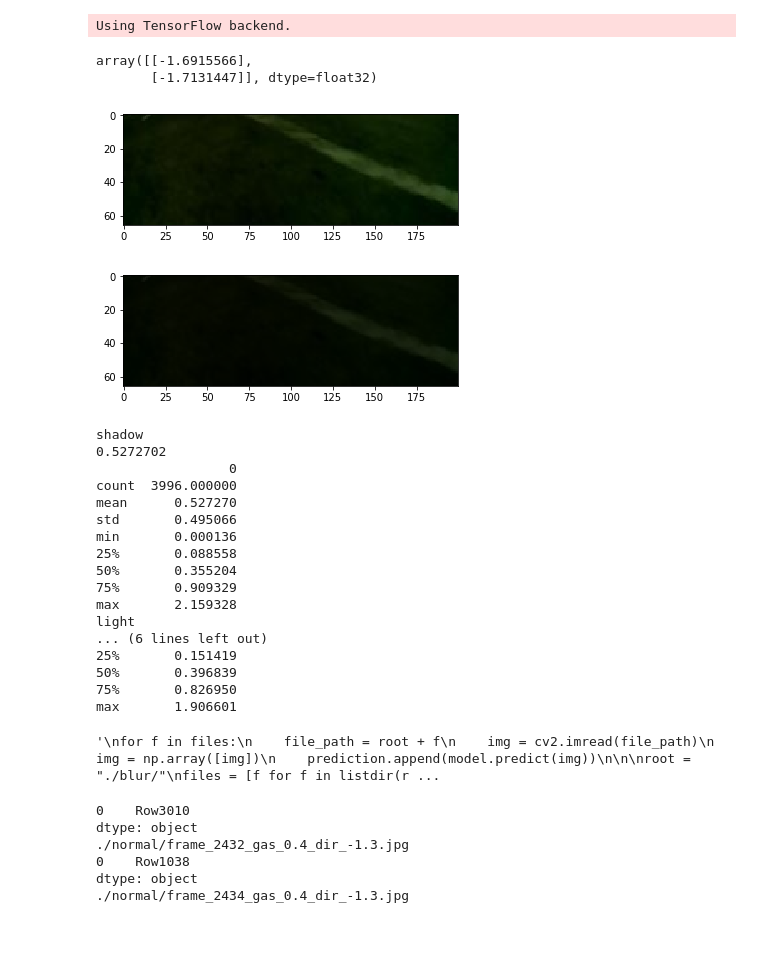
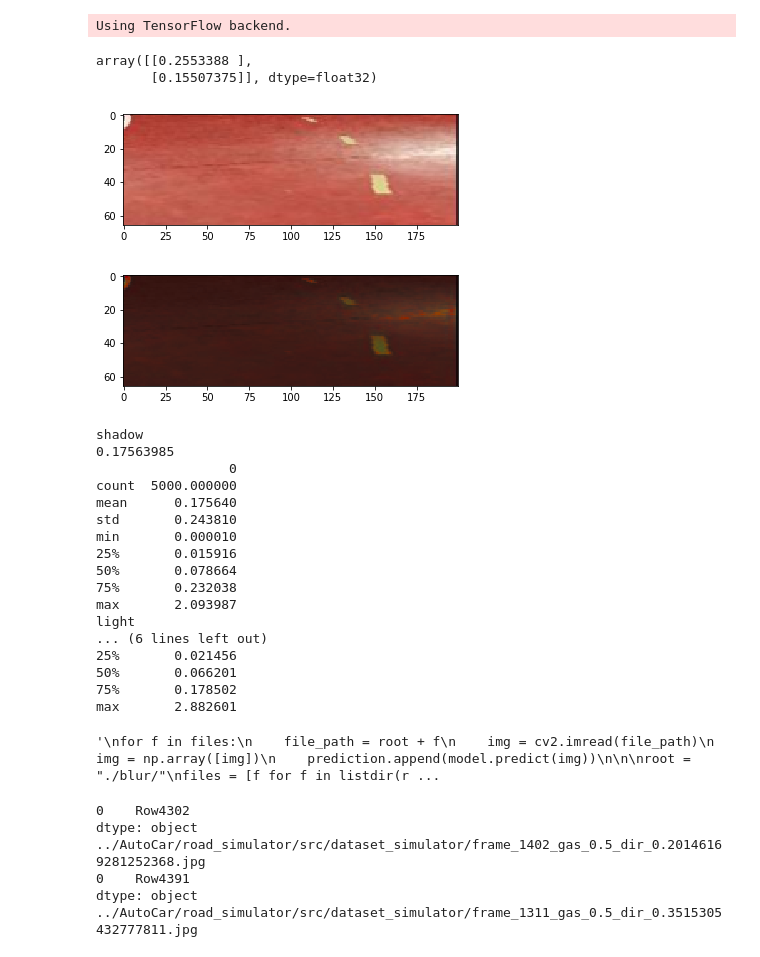
Before and after one commit to Max0u/RobotCar-SCIA, a Jupyter notebook: test_lum.ipynb, the cells around one changed output. Saved outputs shown, nothing was run; the diff lists cells and outputs as text; code cells hidden in the pictures.

```diff
--- a/test_lum.ipynb
+++ b/test_lum.ipynb
@@ -62,42 +43,43 @@ def resize(img):
 # %%
 model_name = "./models/model-0,5YUV.h5"
 model = build_model()
 model.load_weights(model_name)
 
-img = cv2.imread("./normal/frame_2434_gas_0.4_dir_-1.3.jpg")
-img = resize(img)
+img = cv2.imread("../AutoCar/road_simulator/src/dataset_simulator/frame_1402_gas_0.5_dir_0.20146169281252368.jpg")
+img = scipy.misc.imresize(img, (IMAGE_HEIGHT, IMAGE_WIDTH))
 # replace random_shadow by random_brightness to test brightness
 shadow = random_shadow(img)
 
 import matplotlib.pyplot as plt
 
 # RGB TO BGR for plt
 img_disp = img[:, :, ::-1]
 shadow_disp = shadow[:, :, ::-1]
 plt.imshow(img_disp)
 plt.figure()
 plt.imshow(shadow_disp)
 
 model.predict(np.array([preprocess.rgb2yuv(img), preprocess.rgb2yuv(shadow)]))
 # %% [output]
-array([[-1.6915566],
-       [-1.7131447]], dtype=float32)
+array([[0.2553388 ],
+       [0.15507375]], dtype=float32)
-[figure, old version]
+[figure, new version]
-[figure, old version]
+[figure, new version]
 # %%
 model_name = "./models/model-0,0YUV.h5"
 model = build_model()
 model.load_weights(model_name)
 
 funs = [(lambda x: x), random_shadow, random_brightness]
-root = "./normal/"
+root = "../AutoCar/road_simulator/src/dataset_simulator/"
 res = []
 
 for fun, i in zip(funs, range(len(funs))):
     files = [root + f for f in listdir(root) if isfile(join(root, f))]
     imgs = [ img for img in map(cv2.imread, files) ]
-    imgs = [ img for img, _ in map(preprocess.preprocess, imgs)]
+    imgs = [ img for img in map(lambda x: scipy.misc.imresize(x, (IMAGE_HEIGHT, IMAGE_WIDTH)), imgs)]
     imgs = [ img for img in map(fun, imgs)]
+    imgs = [ img for img in map(preprocess.rgb2yuv, imgs)]
 
     prediction = model.predict(np.array(imgs))
     res.append(prediction)
@@ -141,33 +123,33 @@ print(np.array(prediction))
 """
 # %% [output]
 shadow
-0.5272702
+0.17563985
                  0
-count  3996.000000
-mean      0.527270
-std       0.495066
-min       0.000136
-25%       0.088558
-50%       0.355204
-75%       0.909329
-max       2.159328
+count  5000.000000
+mean      0.175640
+std       0.243810
+min       0.000010
+25%       0.015916
+50%       0.078664
+75%       0.232038
+max       2.093987
 light
 ... (6 lines left out)
-25%       0.151419
-50%       0.396839
-75%       0.826950
-max       1.906601
+25%       0.021456
+50%       0.066201
+75%       0.178502
+max       2.882601
 '\nfor f in files:\n    file_path = root + f\n    img = cv2.imread(file_path)\n    img = np.array([img])\n    prediction.append(model.predict(img))\n\n\nroot = "./blur/"\nfiles = [f for f in listdir(r ...
 # %%
 print(df.idxmax())
-print(files[430])
+print(files[4302])
 
 print(df2.idxmax())
-print(files[815])
+print(files[4391])
 # %% [output]
-0    Row3010
+0    Row4302
 dtype: object
-./normal/frame_2432_gas_0.4_dir_-1.3.jpg
-0    Row1038
+../AutoCar/road_simulator/src/dataset_simulator/frame_1402_gas_0.5_dir_0.20146169281252368.jpg
+0    Row4391
 dtype: object
-./normal/frame_2434_gas_0.4_dir_-1.3.jpg
+../AutoCar/road_simulator/src/dataset_simulator/frame_1311_gas_0.5_dir_0.3515305432777811.jpg
```
Also changed, not shown: parts of 2 cells of this notebook.
